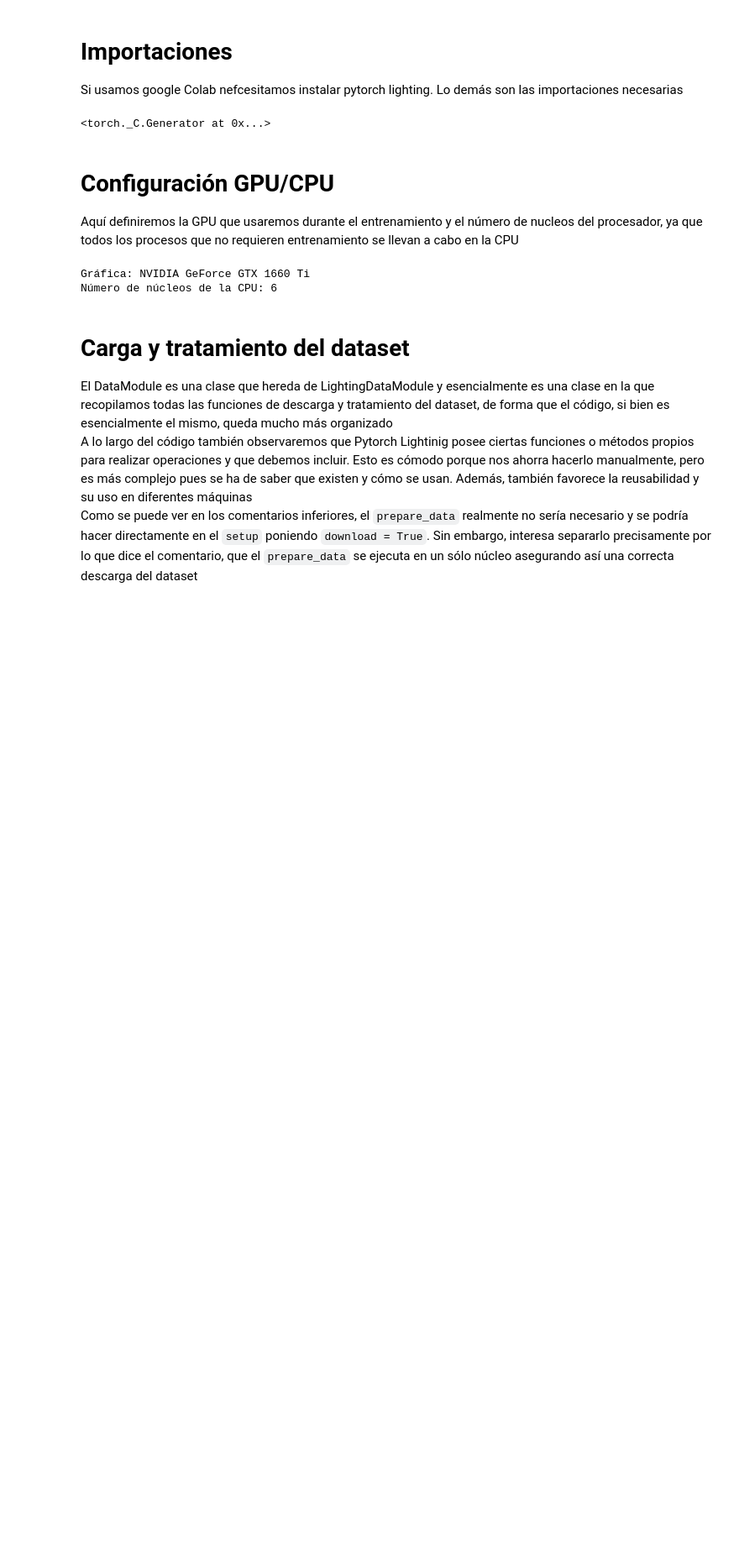
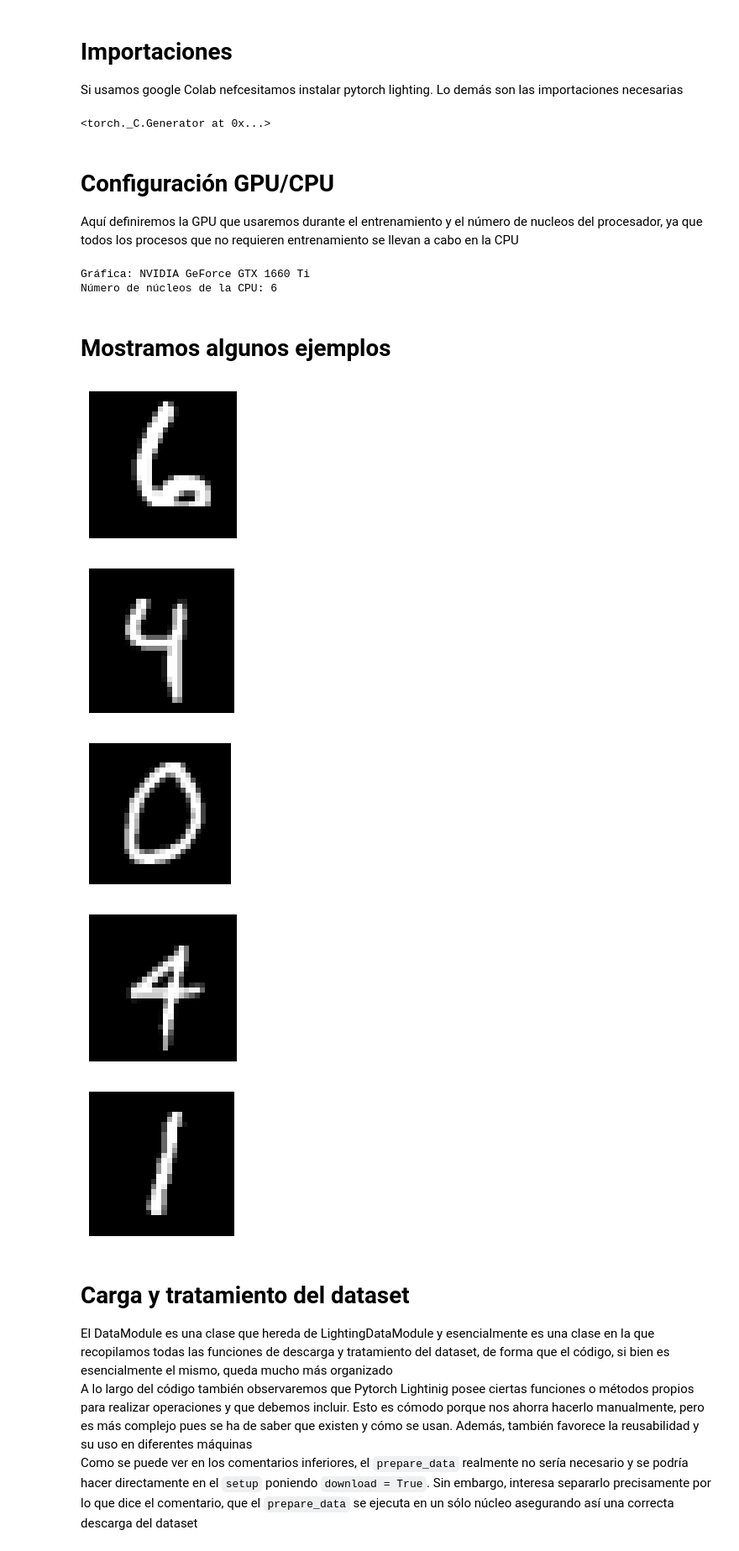
Before and after one commit to DPirer/TFM, a Jupyter notebook: DCGAN_Pytorch/DCGAN Pytorch.ipynb, the cells around one changed output. Shown at 84% size. Drawn from its saved outputs; the diff is of its cells as text; code cells hidden in the pictures; blank space fills up the shorter version.

```diff
--- a/DCGAN_Pytorch/DCGAN Pytorch.ipynb
+++ b/DCGAN_Pytorch/DCGAN Pytorch.ipynb
@@ -49,6 +50,37 @@ print('Número de núcleos de la CPU:', NUM_WORKERS)
 # %% [output]
 Gráfica: NVIDIA GeForce GTX 1660 Ti
 Número de núcleos de la CPU: 6
+# %% [markdown]
+# Mostramos algunos ejemplos
+# %%
+# Transforma el dataset a tensores
+transform = transforms.ToTensor()
+
+# Carga el conjunto de datos MNIST
+mnist = MNIST('.', train=True, download=True, transform=transform)
+
+# Obtiene la primera imagen del conjunto de datos
+#image, label = mnist[0]
+
+# Muestra la imagen utilizando matplotlib
+#plt.imshow(image.squeeze(), cmap='gray')
+#plt.axis('off')
+#plt.show()
+fig = plt.figure()
+for i in range(5):
+    image, label = mnist[i+14423]
+    plt.subplot(2, 3, i+1)
+    plt.tight_layout()
+    plt.axis('off')
+    plt.imshow(image.squeeze(), cmap='gray', interpolation = 'none')
+
+    plt.show()
+# %% [output]
+[figure, added]
+[figure, added]
+[figure, added]
+[figure, added]
+[figure, added]
 # %% [markdown]
 # Carga y tratamiento del dataset
 El DataModule es una clase que hereda de LightingDataModule y esencialmente es una clase en la que recopilamos todas las funciones de descarga y tratamiento del dataset, de forma que el código, si bien es esencialmente el mismo, queda mucho más organizado
```
Also changed, not shown: parts of 6 cells of this notebook, 2 other files.
